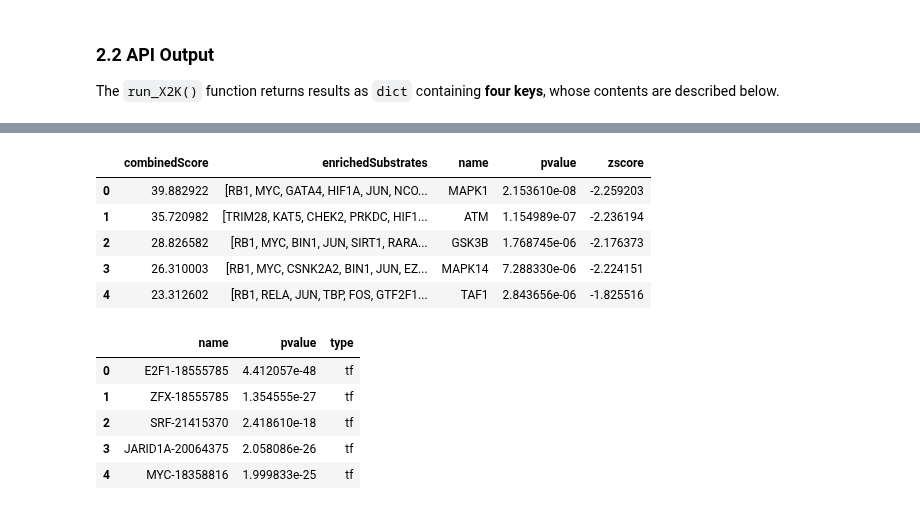
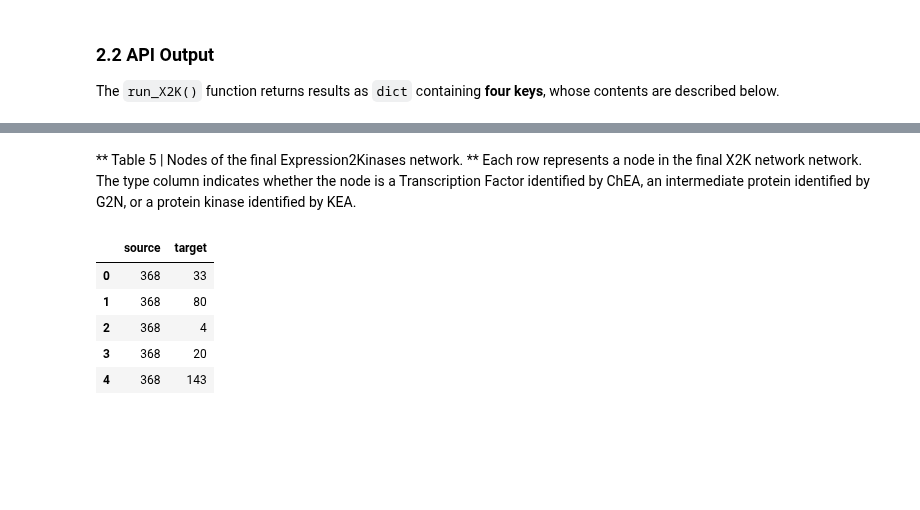
Before and after one commit to MaayanLab/x2k_web, a Jupyter notebook: src/main/webapp/notebooks/x2k_api_notebook.ipynb, the cells around one changed output, grey strips where cells are left out. Cells and saved outputs as stored; diff of their text form; code cells hidden in the pictures; blank space fills up the shorter version.

```diff
--- a/src/main/webapp/notebooks/x2k_api_notebook.ipynb
+++ b/src/main/webapp/notebooks/x2k_api_notebook.ipynb
@@ -234,22 +450,13 @@ tf_dataframe.head()
+# %% [markdown]
+** Table 5 | Nodes of the final Expression2Kinases network. ** Each row represents a node in the final X2K network network. The type column indicates whether the node is a Transcription Factor identified by ChEA, an intermediate protein identified by G2N, or a protein kinase identified by KEA.
 # %%
-# Kinase dataframe
-kinase_dataframe = pd.DataFrame(x2k_results['X2K']['kinases'])
-kinase_dataframe.head()
+# X2K edges dataframe
+x2k_edges_dataframe = pd.DataFrame(x2k_results['X2K']['interactions'])
+x2k_edges_dataframe.head()
 # %% [output]
-|  | combinedScore | enrichedSubstrates | name | pvalue | zscore |
-| 0 | 39.882922 | [RB1, MYC, GATA4, HIF1A, JUN, NCO... | MAPK1 | 2.153610e-08 | -2.259203 |
-| 1 | 35.720982 | [TRIM28, KAT5, CHEK2, PRKDC, HIF1... | ATM | 1.154989e-07 | -2.236194 |
-| 2 | 28.826582 | [RB1, MYC, BIN1, JUN, SIRT1, RARA... | GSK3B | 1.768745e-06 | -2.176373 |
-| 3 | 26.310003 | [RB1, MYC, CSNK2A2, BIN1, JUN, EZ... | MAPK14 | 7.288330e-06 | -2.224151 |
-| 4 | 23.312602 | [RB1, RELA, JUN, TBP, FOS, GTF2F1... | TAF1 | 2.843656e-06 | -1.825516 |
+|  | source | target |
+| 0 | 368 | 33 |
+| 1 | 368 | 80 |
+| 2 | 368 | 4 |
+| 3 | 368 | 20 |
+| 4 | 368 | 143 |
-# %%
-# Network nodes
-x2k_node_dataframe = pd.DataFrame(x2k_results['X2K']['network']['nodes'])
-x2k_node_dataframe.head()
-# %% [output]
-|  | name | pvalue | type |
-| 0 | E2F1-18555785 | 4.412057e-48 | tf |
-| 1 | ZFX-18555785 | 1.354555e-27 | tf |
-| 2 | SRF-21415370 | 2.418610e-18 | tf |
-| 3 | JARID1A-20064375 | 2.058086e-26 | tf |
-| 4 | MYC-18358816 | 1.999833e-25 | tf |
```
Also changed, not shown: parts of 28 cells of this notebook, 6 other files.
